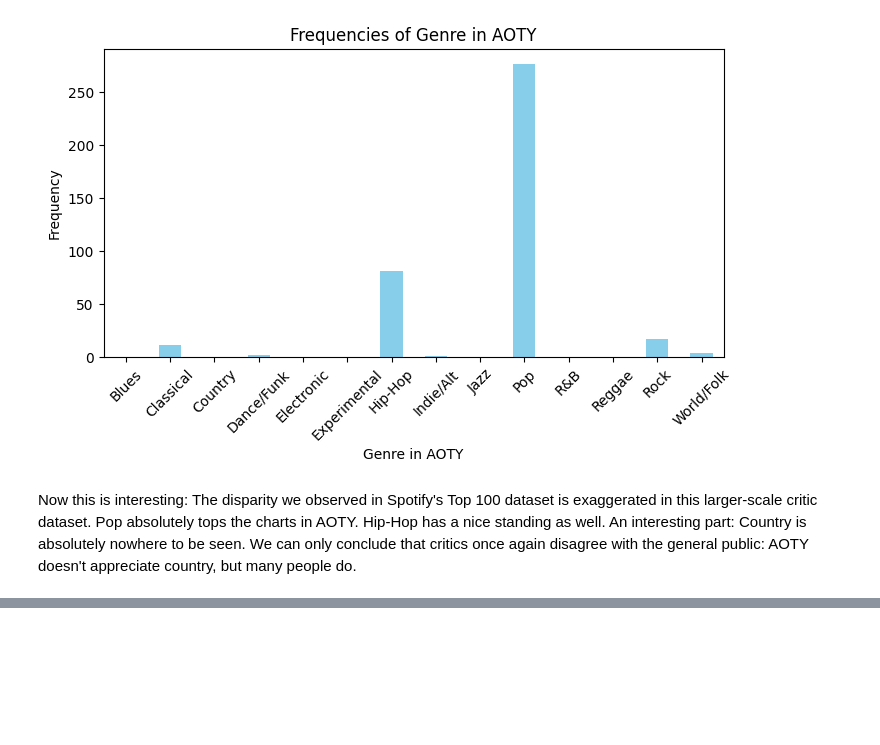
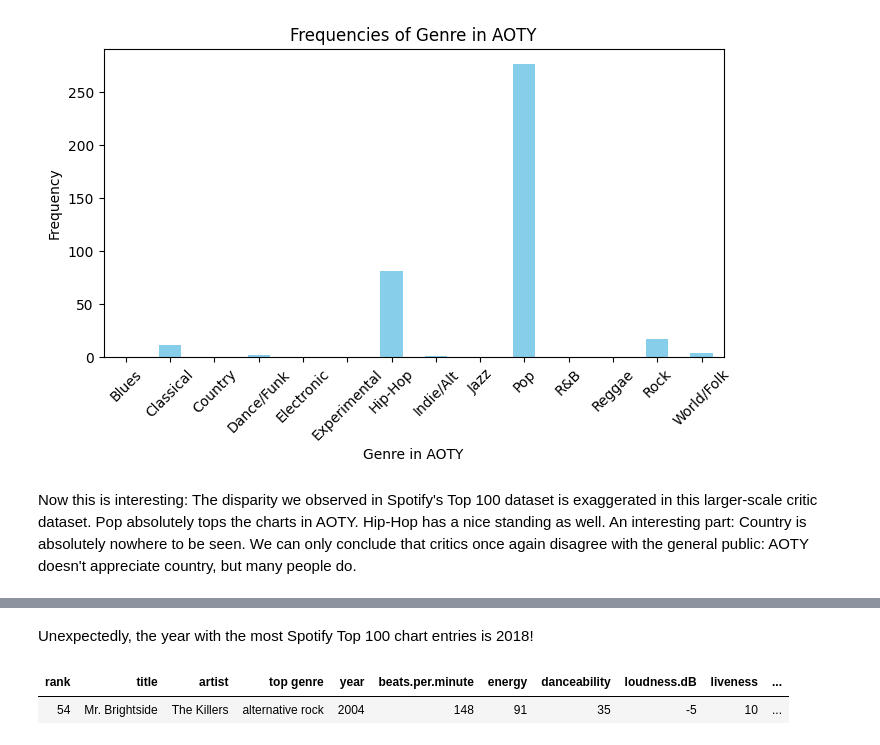
Before and after one commit to buiswrld/soundscaping, a Jupyter notebook: exploration.ipynb, the cells around one changed output, grey strips where cells are left out. Cells and saved outputs as stored; diff of their text form; code cells hidden in the pictures; blank space fills up the shorter version.

```diff
--- a/exploration.ipynb
+++ b/exploration.ipynb
@@ -298,0 +307,7 @@ Now this is interesting: The disparity we observed in Spotify's Top 100 dataset
+# %% [markdown]
+Unexpectedly, the year with the most Spotify Top 100 chart entries is 2018!
+# %%
+show(filter(df_top100s, 'year', 2004))
+# %% [output]
+| rank | title | artist | top genre | year | beats.per.minute | energy | danceability | loudness.dB | liveness | ... |
+| 54 | Mr. Brightside | The Killers | alternative rock | 2004 | 148 | 91 | 35 | -5 | 10 | ... |
```
Also changed, not shown: parts of 9 cells of this notebook, 1 other file.
